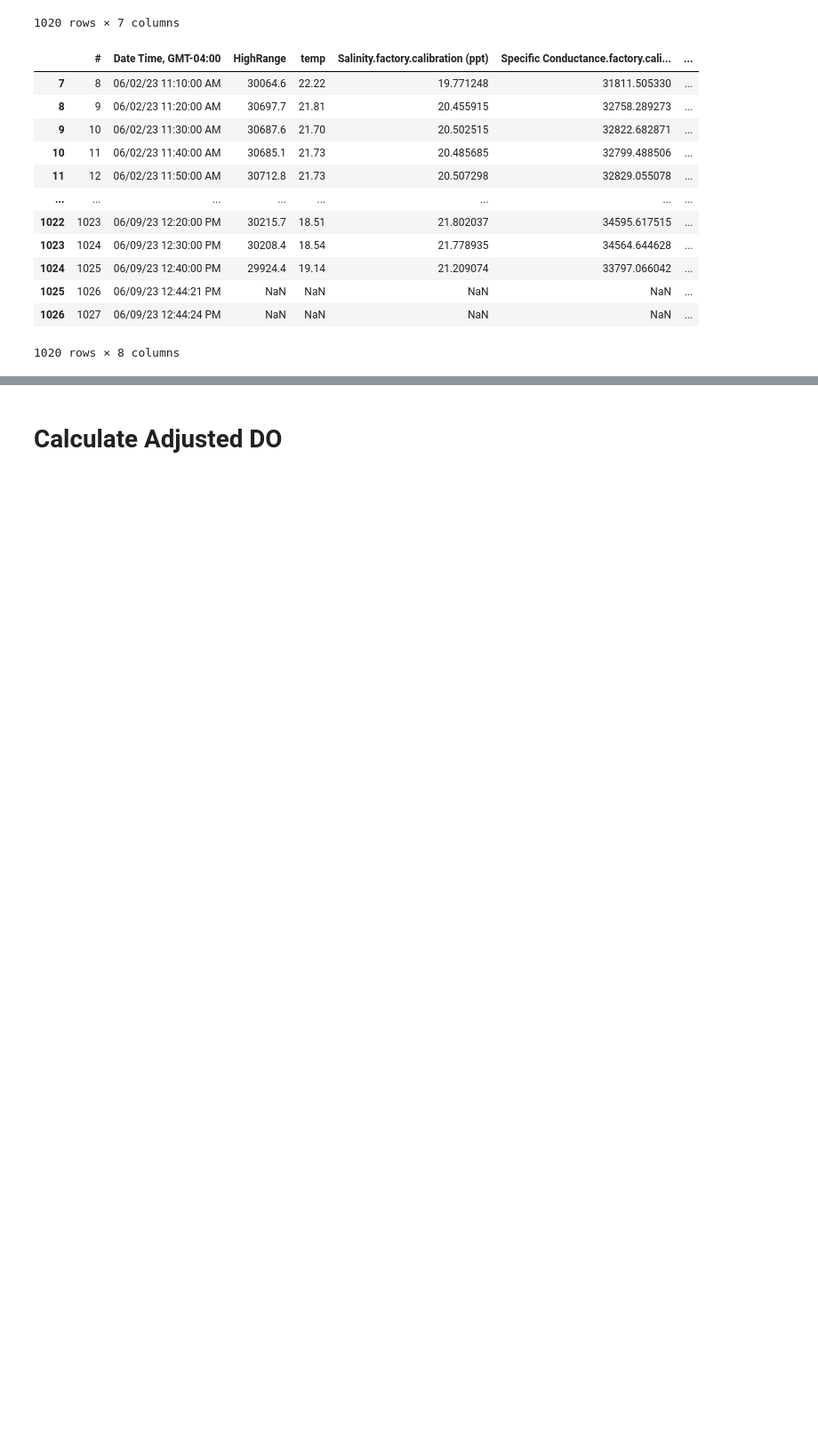
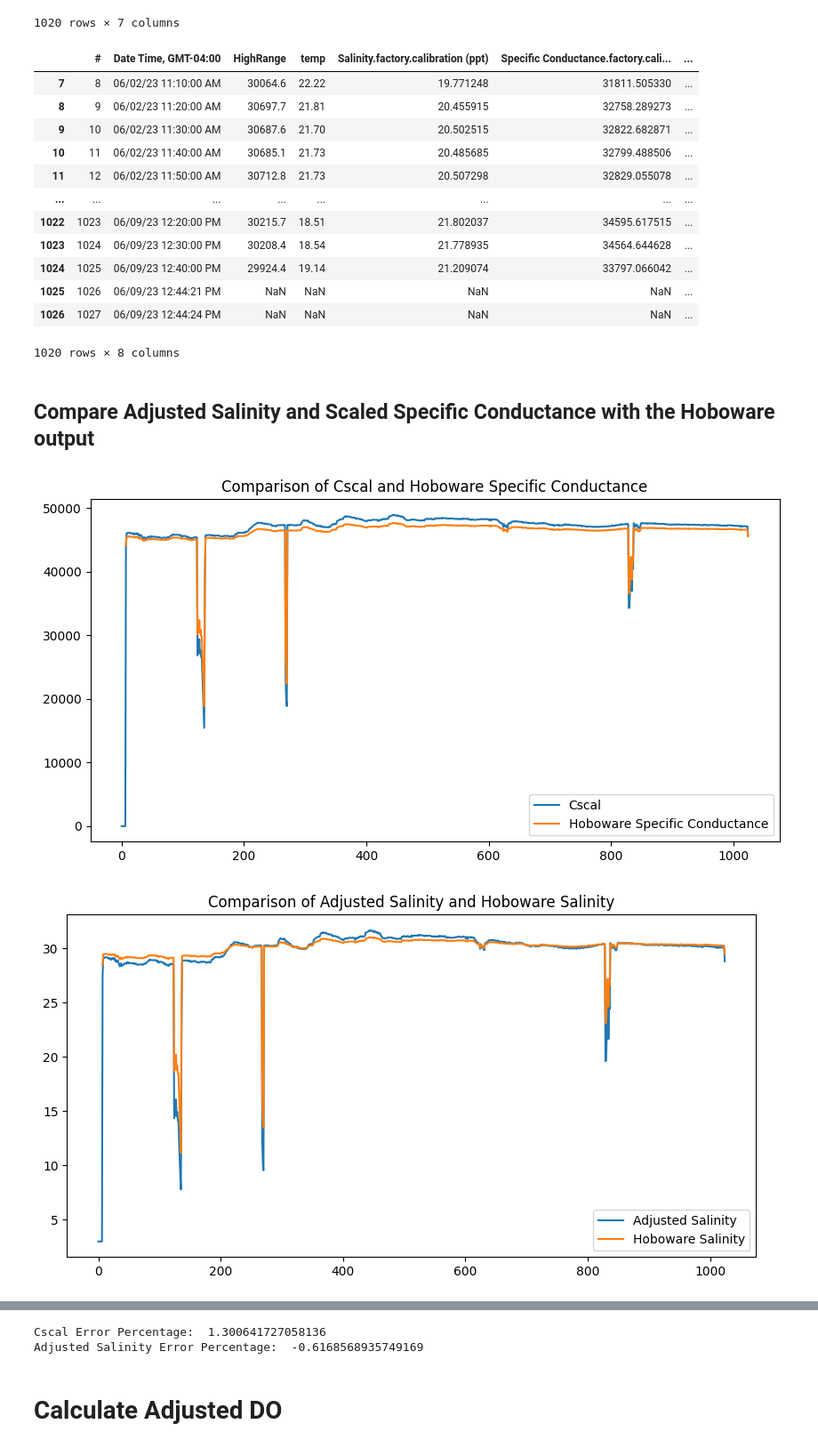
Before and after one commit to tnmygrwl/scc_db, a Jupyter notebook: notebooks/PSS-78.ipynb, the cells around one changed output, grey strips where cells are left out. Shown: that part at 89% size. Saved outputs shown, nothing was run; the diff lists cells and outputs as text; code cells hidden in the pictures; blank space fills up the shorter version.

```diff
--- a/notebooks/PSS-78.ipynb
+++ b/notebooks/PSS-78.ipynb
@@ -140,7 +140,7 @@ Specific Conductance: 32758.28927308783 S/m
 # Compare against Hoboware data factory calibrated
 # %%
 # Raw data
-con_data = pd.read_csv('/Users/christina/scc_db/data/RB1_ConDL_6_9_2023_AH.csv')
+con_data = pd.read_csv('../data/RB1_ConDL_6_9_2023_AH.csv')
 con_data = con_data.iloc[:, :-2] # remove the last 2 columns
 # %%
 con_data.drop(columns=['LowRange'], inplace=True)
@@ -316,3 +316,61 @@ con_data[7:]
 | 1025 | 1026 | 06/09/23 12:44:21 PM | NaN | NaN | NaN | NaN | ... |
 | 1026 | 1027 | 06/09/23 12:44:24 PM | NaN | NaN | NaN | NaN | ... |
 1020 rows × 8 columns
+# %% [markdown]
+## Compare Adjusted Salinity and Scaled Specific Conductance with the Hoboware output
+# %%
+import pandas as pd
+
+data_path = "../data/RB1_SpecCon_6_9_2023_lkg.csv"
+hoboware_data = pd.read_csv(data_path)
+hoboware_data
+import matplotlib.pyplot as plt
+
+# Extract the required columns
+hoboware_specific_conductance = hoboware_data['Specific Conductance (μS/cm)']
+hoboware_salinity = hoboware_data['Salinity (ppt)']
+
+# Compare Specific Conductance
+plt.figure(figsize=(10, 5))
+plt.plot(con_data['Cscal'], label='Cscal')
+plt.plot(hoboware_specific_conductance, label='Hoboware Specific Conductance')
+plt.title('Comparison of Cscal and Hoboware Specific Conductance')
+plt.legend()
+plt.show()
+
+# Compare Salinity
+plt.figure(figsize=(10, 5))
+plt.plot(con_data['Adjusted Salinity (ppt)'], label='Adjusted Salinity')
+plt.plot(hoboware_salinity, label='Hoboware Salinity')
+plt.title('Comparison of Adjusted Salinity and Hoboware Salinity')
+plt.legend()
+plt.show()
+
+# Calculate differences
+specific_conductance_difference = con_data['Cscal'] - hoboware_specific_conductance
+salinity_difference = con_data['Adjusted Salinity (ppt)'] - hoboware_salinity
+
+# Plot differences
+plt.figure(figsize=(10, 5))
+plt.plot(specific_conductance_difference)
+plt.title('Difference between Cscal and Hoboware Specific Conductance')
+plt.show()
+
+plt.figure(figsize=(10, 5))
+plt.plot(salinity_difference)
+plt.title('Difference between Adjusted Salinity and Hoboware Salinity')
+plt.show()
+
+# Plot histograms of differences
+plt.figure(figsize=(10, 5))
+plt.hist(specific_conductance_difference.dropna(), bins=30)
+plt.title('Histogram of Differences between Cscal and Hoboware Specific Conductance')
+plt.show()
+
+plt.figure(figsize=(10, 5))
+plt.hist(salinity_difference.dropna(), bins=30)
+plt.title('Histogram of Differences between Adjusted Salinity and Hoboware Salinity')
+plt.show()
+# %% [output]
+[figure, added]
+[figure, added]
@@ -319,3 +381,13 @@ con_data[7:]
+# %%
+# Calculate error percentages for Cscal and Adjusted Salinity
+cscal_error_percentage = (specific_conductance_difference / con_data['Cscal']) * 100
+salinity_error_percentage = (salinity_difference / con_data['Adjusted Salinity (ppt)']) * 100
+
+print("Cscal Error Percentage: ", cscal_error_percentage.mean())
+print("Adjusted Salinity Error Percentage: ", salinity_error_percentage.mean())
+# %% [output]
+Cscal Error Percentage:  1.300641727058136
+Adjusted Salinity Error Percentage:  -0.6168568935749169
 # %% [markdown]
 # Calculate Adjusted DO
 # %%
```
Also changed, not shown: parts of 13 cells of this notebook, 1 other file.
